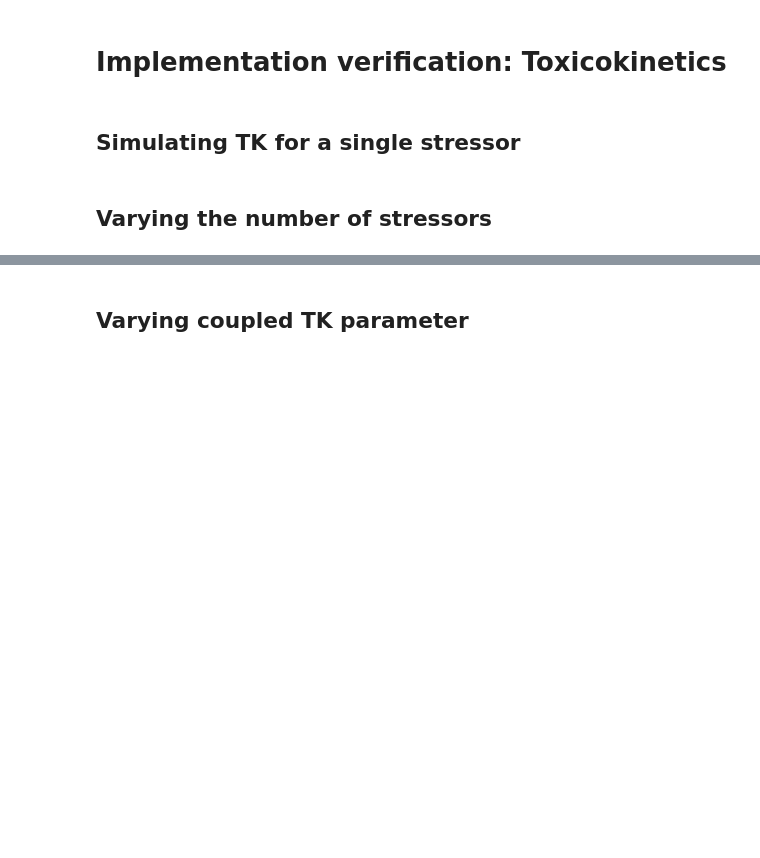
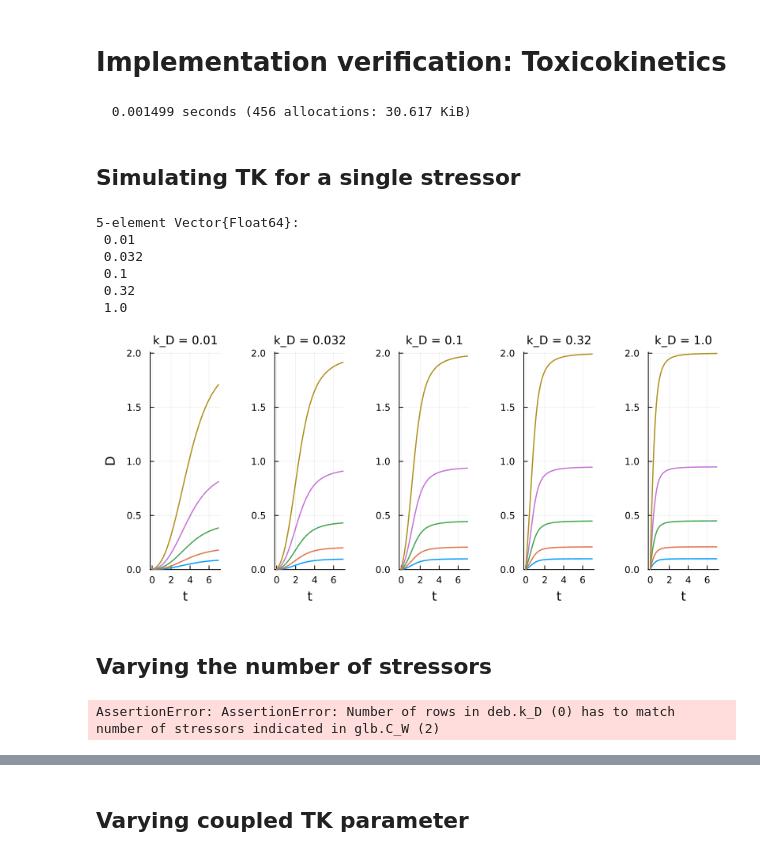
Before and after one commit to SimonHansul/DEBBase.jl, a Jupyter notebook: notebooks/ImplementationVerification/ImplemenationVerification_20231222_TK.ipynb, the cells around one changed output, grey strips where cells are left out. Cells and saved outputs as stored; diff of their text form; code cells hidden in the pictures; blank space fills up the shorter version.

Commit message:
validate size of k_D

```diff
--- a/notebooks/ImplementationVerification/ImplemenationVerification_20231222_TK.ipynb
+++ b/notebooks/ImplementationVerification/ImplemenationVerification_20231222_TK.ipynb
@@ -5,3 +5,7 @@ using Revise
 @time using DEBBase
 using DataFrames
 using BenchmarkTools
+using Plots, StatsPlots, Plots.Measures
+default(leg = false, lw = 1.5, titlefontsize = 10)
+# %% [output]
+  0.001499 seconds (456 allocations: 30.617 KiB)
@@ -10,4 +12,41 @@ using ComponentArrays, Parameters
 # %% [markdown]
 ## Simulating TK for a single stressor
+# %%
+C_W_vec = 10 .^ range(log10(0.1), log10(2), 5) |> x -> round.(x, sigdigits = 2)
+k_D_vec = 10 .^ range(log10(0.01), log10(1.0), 5) |> x -> round.(x, sigdigits = 2)
+# %% [output]
+5-element Vector{Float64}:
+ 0.01
+ 0.032
+ 0.1
+ 0.32
+ 1.0
+# %%
+p = plot(
+    layout = (1,length(k_D_vec)),
+    title = hcat(["k_D = $(k_D)" for k_D in unique(k_D_vec)]...),
+    xlabel = "t",
+    ylabel = ["D" "" "" "" ""],
+    size = (800,350),
+    bottommargin = 5mm,
+    leftmargin = 5mm,
+    ylim = (0, 2.01)
+    )
+
+for (i,k_D) in enumerate(k_D_vec)
+    for C_W in C_W_vec
+
+        glb = GlobalBaseParams(C_W = [C_W], t_max = 7)
+        deb = DEBBaseParams(
+            k_D = Matrix(hcat(repeat([k_D], 5))')
+            )
+        out = simulator(glb, deb)
+
+        @df out plot!(p, :t, :D_G, subplot = i)
+    end
+end
+display(p)
+# %% [output]
+[figure, added]
 # %% [markdown]
 ## Varying the number of stressors
@@ -13,0 +55,8 @@ using ComponentArrays, Parameters
+# %%
+glb = GlobalBaseParams(C_W = [1., 1.], t_max = 7)
+deb = DEBBaseParams(
+    k_D = Matrix(hcat(repeat([], 5))')
+    )
+out = simulator(glb, deb)
+# %% [output]
+AssertionError: AssertionError: Number of rows in deb.k_D (0) has to match number of stressors indicated in glb.C_W (2)
```
Also changed, not shown: parts of 3 cells of this notebook, 1 other file.
